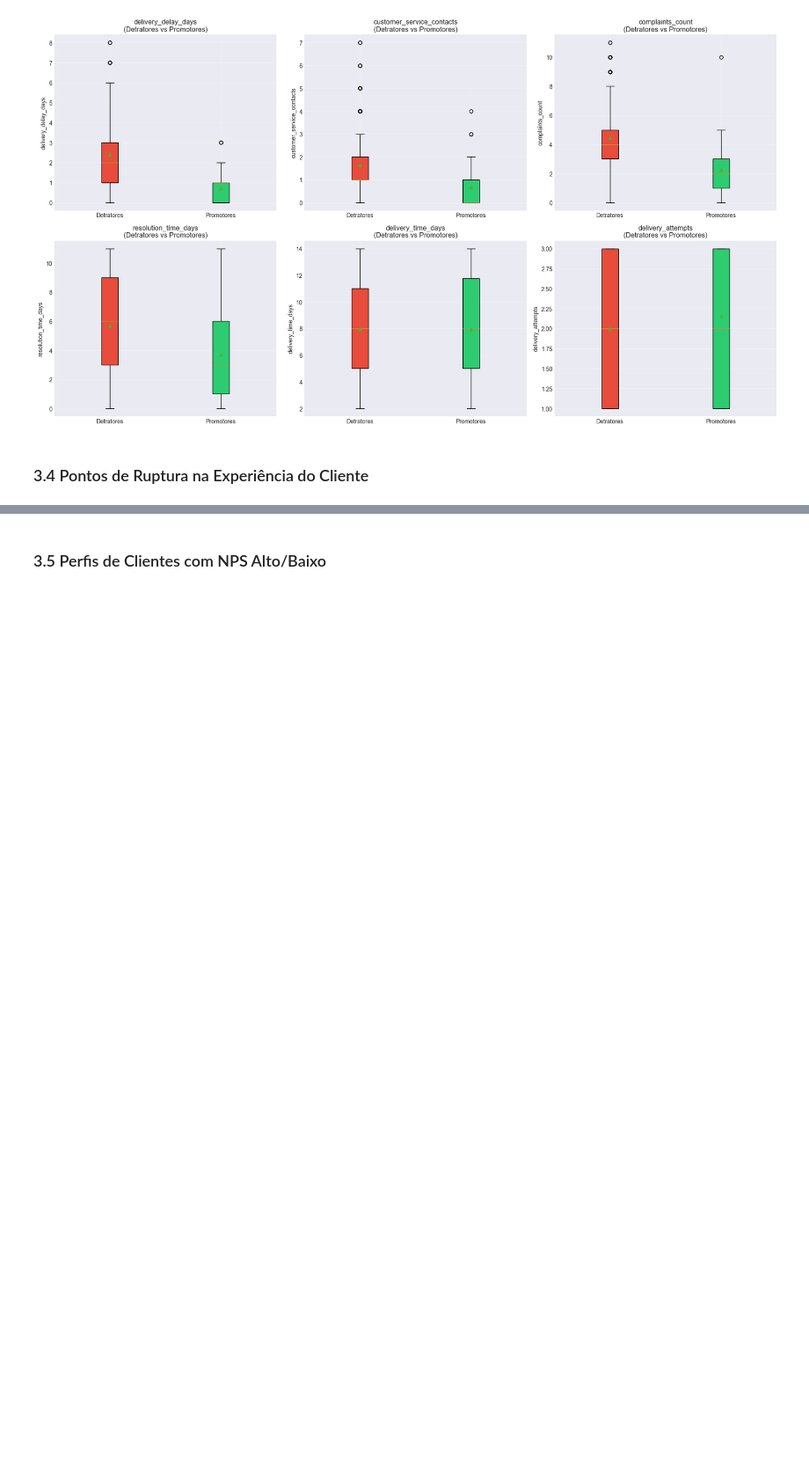
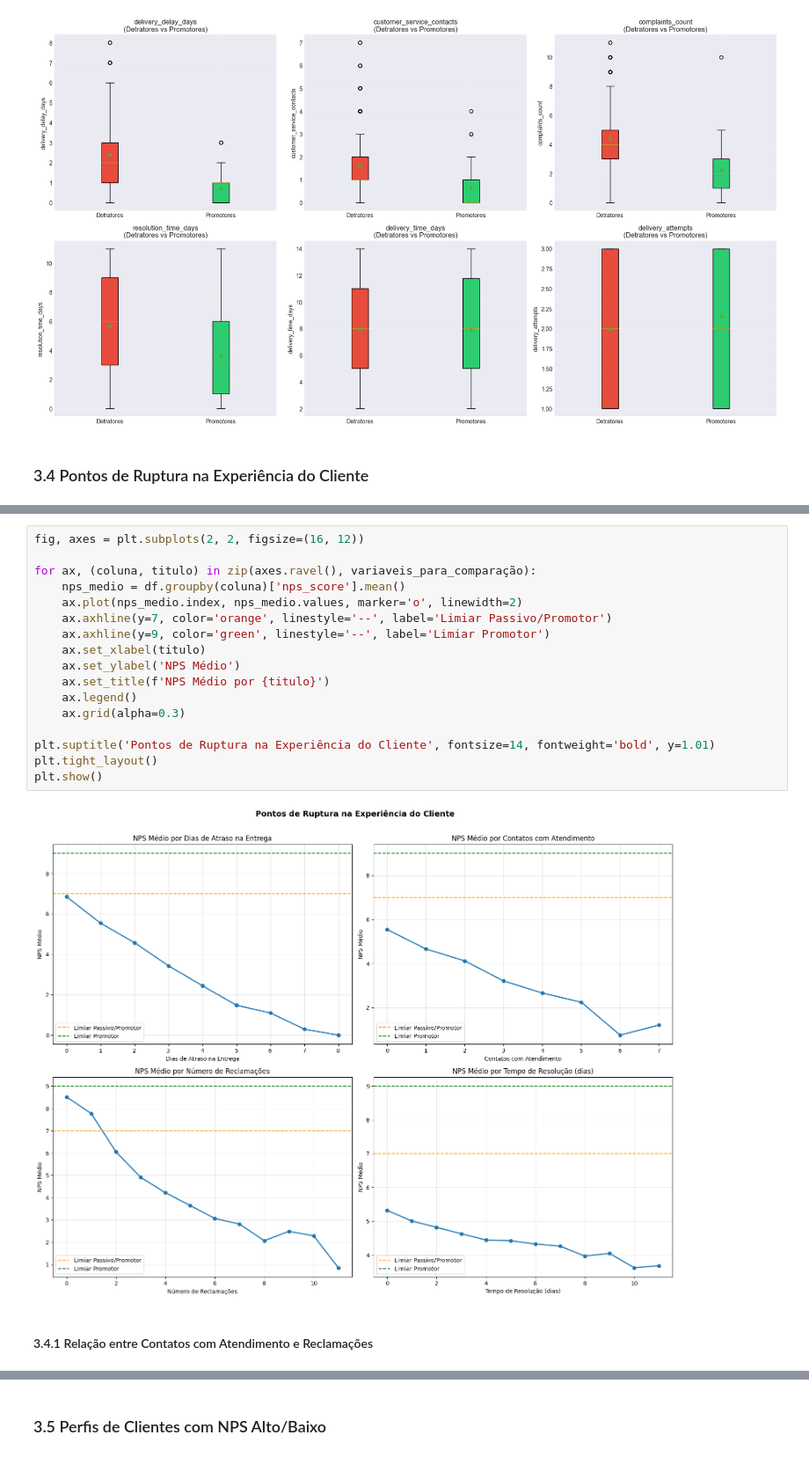
Before and after one commit to fbenin/FIAP_POSTECH_AI_SCIENTIST, a Jupyter notebook: TechChallange_Fase1/notebooks/tech_challenge_fase1_analysis.ipynb, the cells around one changed output, grey strips where cells are left out. Shown at 88% size. Cells and saved outputs as stored; diff of their text form; blank space fills up the shorter version.

```diff
--- a/TechChallange_Fase1/notebooks/tech_challenge_fase1_analysis.ipynb
+++ b/TechChallange_Fase1/notebooks/tech_challenge_fase1_analysis.ipynb
@@ -447,0 +409,21 @@ PONTOS DE RUPTURA IDENTIFICADOS
+# %%
+fig, axes = plt.subplots(2, 2, figsize=(16, 12))
+
+for ax, (coluna, titulo) in zip(axes.ravel(), variaveis_para_comparação):
+    nps_medio = df.groupby(coluna)['nps_score'].mean()
+    ax.plot(nps_medio.index, nps_medio.values, marker='o', linewidth=2)
+    ax.axhline(y=7, color='orange', linestyle='--', label='Limiar Passivo/Promotor')
+    ax.axhline(y=9, color='green', linestyle='--', label='Limiar Promotor')
+    ax.set_xlabel(titulo)
+    ax.set_ylabel('NPS Médio')
+    ax.set_title(f'NPS Médio por {titulo}')
+    ax.legend()
+    ax.grid(alpha=0.3)
+
+plt.suptitle('Pontos de Ruptura na Experiência do Cliente', fontsize=14, fontweight='bold', y=1.01)
+plt.tight_layout()
+plt.show()
+# %% [output]
+[figure, added]
+# %% [markdown]
+#### 3.4.1 Relação entre Contatos com Atendimento e Reclamações
```
Also changed, not shown: parts of 18 cells of this notebook.
